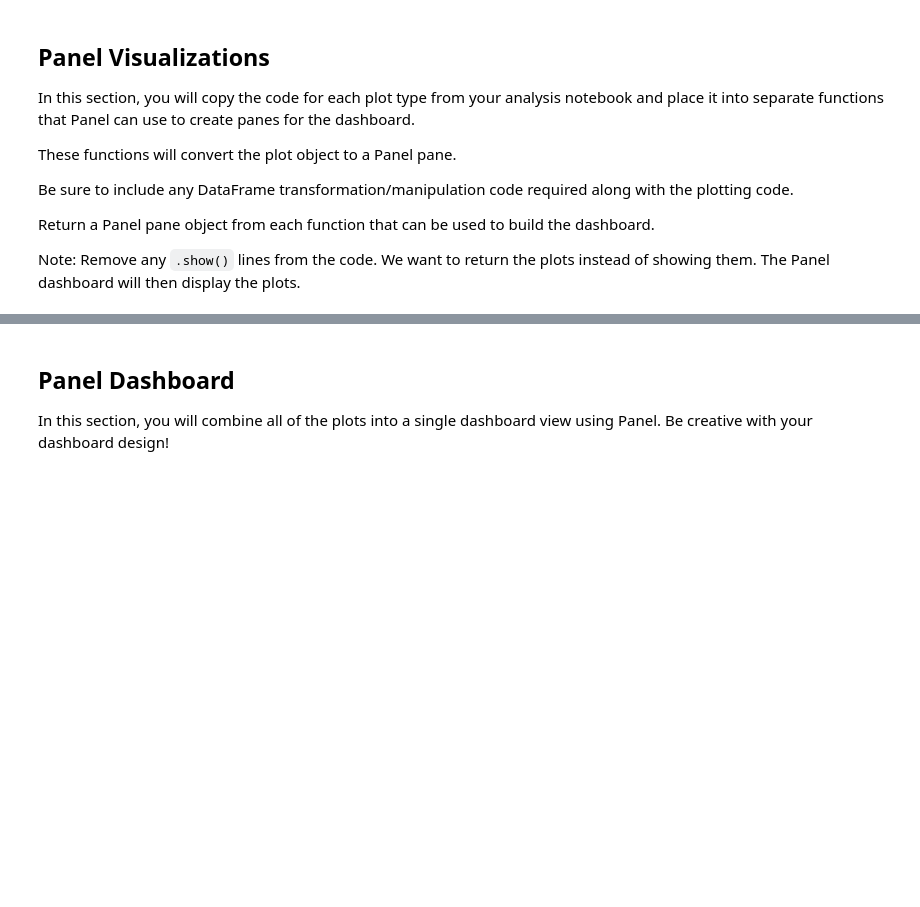
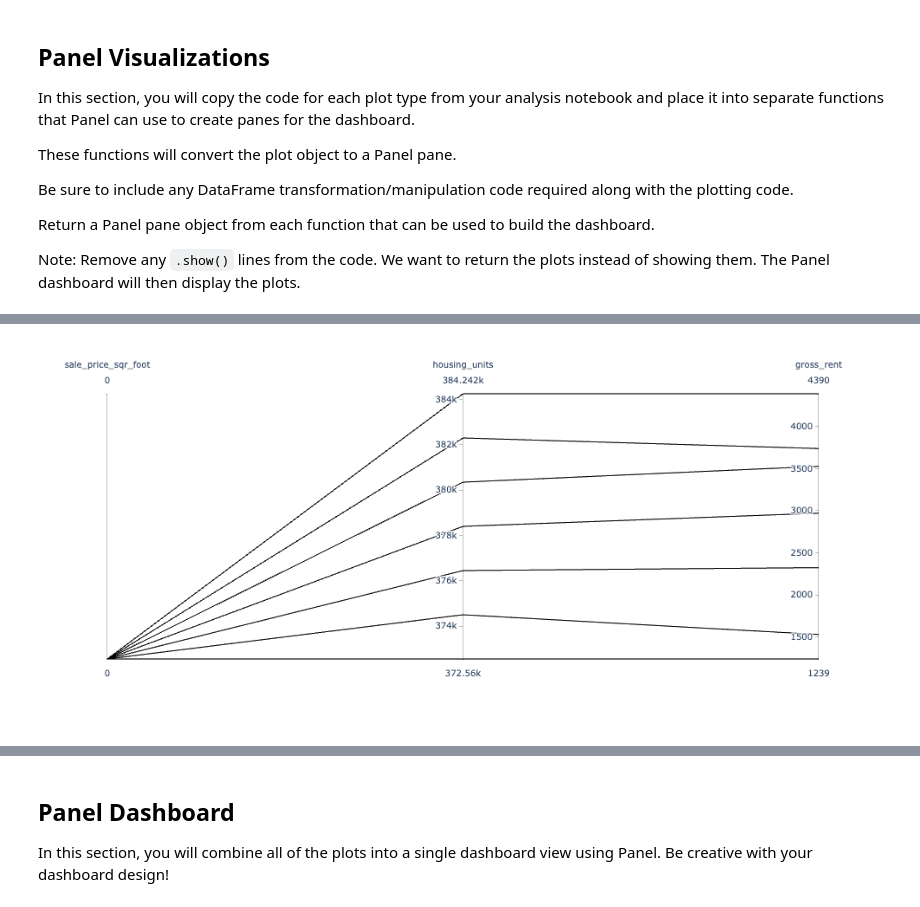
Before and after one commit to franchad/PyViz, a Jupyter notebook: dashboard.ipynb, the cells around one changed output, grey strips where cells are left out. Saved outputs shown, nothing was run; the diff lists cells and outputs as text; code cells hidden in the pictures; blank space fills up the shorter version.

```diff
--- a/dashboard.ipynb
+++ b/dashboard.ipynb
@@ -114,0 +117,7 @@ ValueError: cannot insert level_0, already exists
+# %%
+def parallel_coordinates():
+    """Parallel Coordinates Plot."""
+
+px.parallel_coordinates(expensive_neighborhoods, color='sale_price_sqr_foot')
+# %% [output]
+[figure, added]
```
Also changed, not shown: parts of 11 cells of this notebook, 1 other file.
